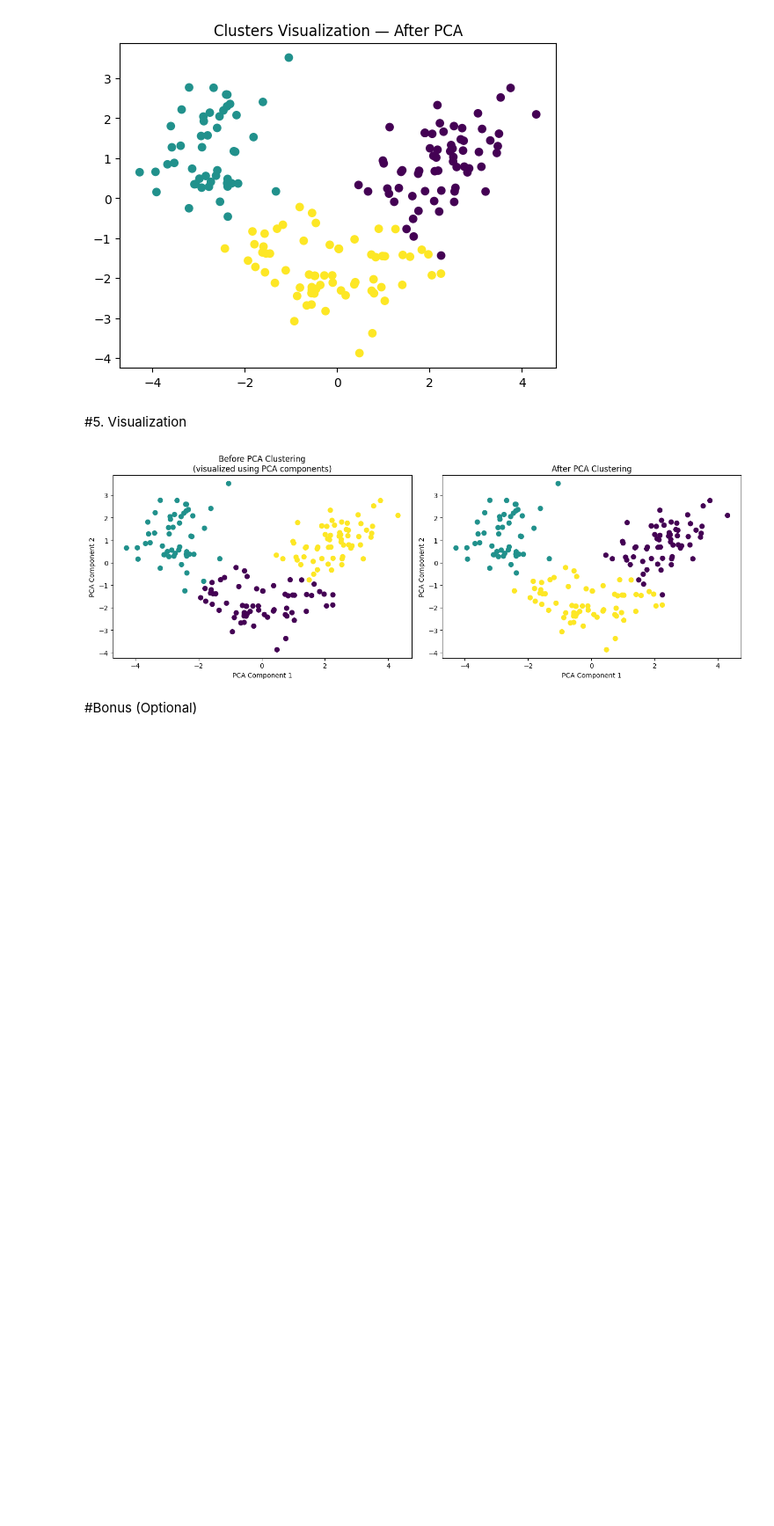
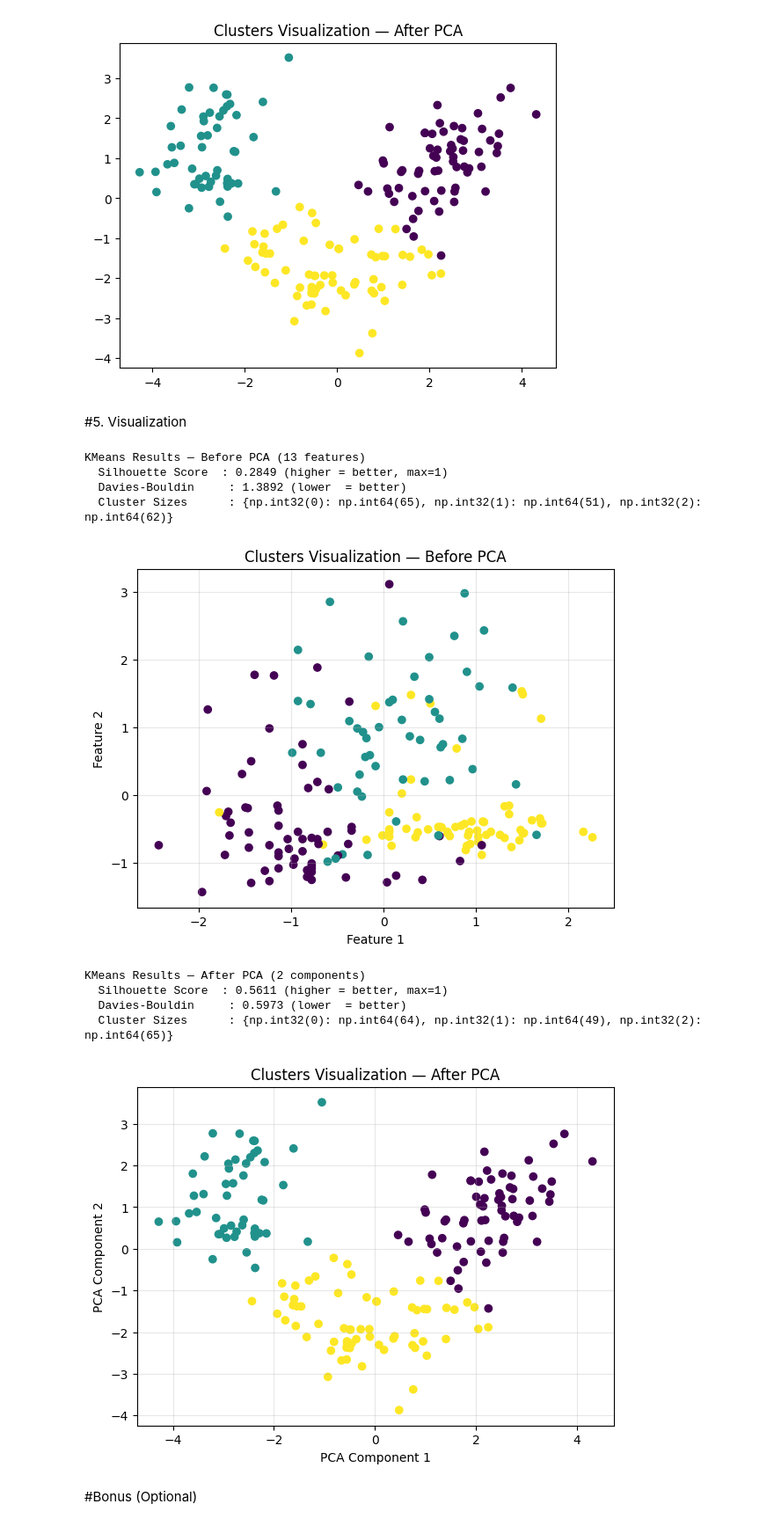
Before and after one commit to EngMohamed-op/Evaluating-Clustering-Before-and-After-PCA, a Jupyter notebook: Clustering_Before_and_After_PCA.ipynb, the cells around one changed output. Shown at 88% size. Drawn from its saved outputs; the diff is of its cells as text; code cells hidden in the pictures; blank space fills up the shorter version.

```diff
--- a/Clustering_Before_and_After_PCA.ipynb
+++ b/Clustering_Before_and_After_PCA.ipynb
@@ -184,28 +184,55 @@ KMeans Results — After PCA (2 components)
 [figure]
 # %% [markdown]
 #5. Visualization
-# %%
-
-fig, axes = plt.subplots(1, 2, figsize=(14, 5))
-
-# Before PCA:
-
-axes[0].scatter(X_pca[:, 0], X_pca[:, 1], c=labels, cmap='viridis', s=50)
-axes[0].set_title("Before PCA Clustering\n(visualized using PCA components)")
-axes[0].set_xlabel("PCA Component 1")
-axes[0].set_ylabel("PCA Component 2")
-
-# After PCA:
-
-axes[1].scatter(X_pca[:, 0], X_pca[:, 1], c=labels_after, cmap='viridis', s=50)
-axes[1].set_title("After PCA Clustering")
-axes[1].set_xlabel("PCA Component 1")
-axes[1].set_ylabel("PCA Component 2")
-
-plt.tight_layout()
-plt.show()
-# %% [output]
-[figure, removed]
+# %%
+#Before PCA
+sil_score = silhouette_score(X, labels)
+db_score  = davies_bouldin_score(X, labels)
+unique, counts = np.unique(labels, return_counts=True)
+cluster_sizes = dict(zip(unique, counts))
+
+print("KMeans Results — Before PCA (13 features)")
+print(f"  Silhouette Score  : {sil_score:.4f} (higher = better, max=1)")
+print(f"  Davies-Bouldin     : {db_score:.4f} (lower  = better)")
+print(f"  Cluster Sizes      : {cluster_sizes}")
+
+plt.figure(figsize=(7,5))
+plt.scatter(X[:,0], X[:,1], c=labels, cmap='viridis')
+plt.title("Clusters Visualization — Before PCA")
+plt.xlabel("Feature 1")
+plt.ylabel("Feature 2")
+plt.grid(alpha=0.3)
+plt.show()
+
+#After PCA
+sil_after = silhouette_score(X_pca, labels_after)
+db_after  = davies_bouldin_score(X_pca, labels_after)
+unique_after, counts_after = np.unique(labels_after, return_counts=True)
+cluster_sizes_after = dict(zip(unique_after, counts_after))
+
+print("KMeans Results — After PCA (2 components)")
+print(f"  Silhouette Score  : {sil_after:.4f} (higher = better, max=1)")
+print(f"  Davies-Bouldin     : {db_after:.4f} (lower  = better)")
+print(f"  Cluster Sizes      : {cluster_sizes_after}")
+
+plt.figure(figsize=(7,5))
+plt.scatter(X_pca[:,0], X_pca[:,1], c=labels_after, cmap='viridis')
+plt.title("Clusters Visualization — After PCA")
+plt.xlabel("PCA Component 1")
+plt.ylabel("PCA Component 2")
+plt.grid(alpha=0.3)
+plt.show()
+# %% [output]
+KMeans Results — Before PCA (13 features)
+  Silhouette Score  : 0.2849 (higher = better, max=1)
+  Davies-Bouldin     : 1.3892 (lower  = better)
+  Cluster Sizes      : {np.int32(0): np.int64(65), np.int32(1): np.int64(51), np.int32(2): np.int64(62)}
+[figure, added]
+KMeans Results — After PCA (2 components)
+  Silhouette Score  : 0.5611 (higher = better, max=1)
+  Davies-Bouldin     : 0.5973 (lower  = better)
+  Cluster Sizes      : {np.int32(0): np.int64(64), np.int32(1): np.int64(49), np.int32(2): np.int64(65)}
+[figure, added]
 # %% [markdown]
 #Bonus (Optional)
 # %% [markdown]
```
Also changed, not shown: parts of 4 cells of this notebook.
